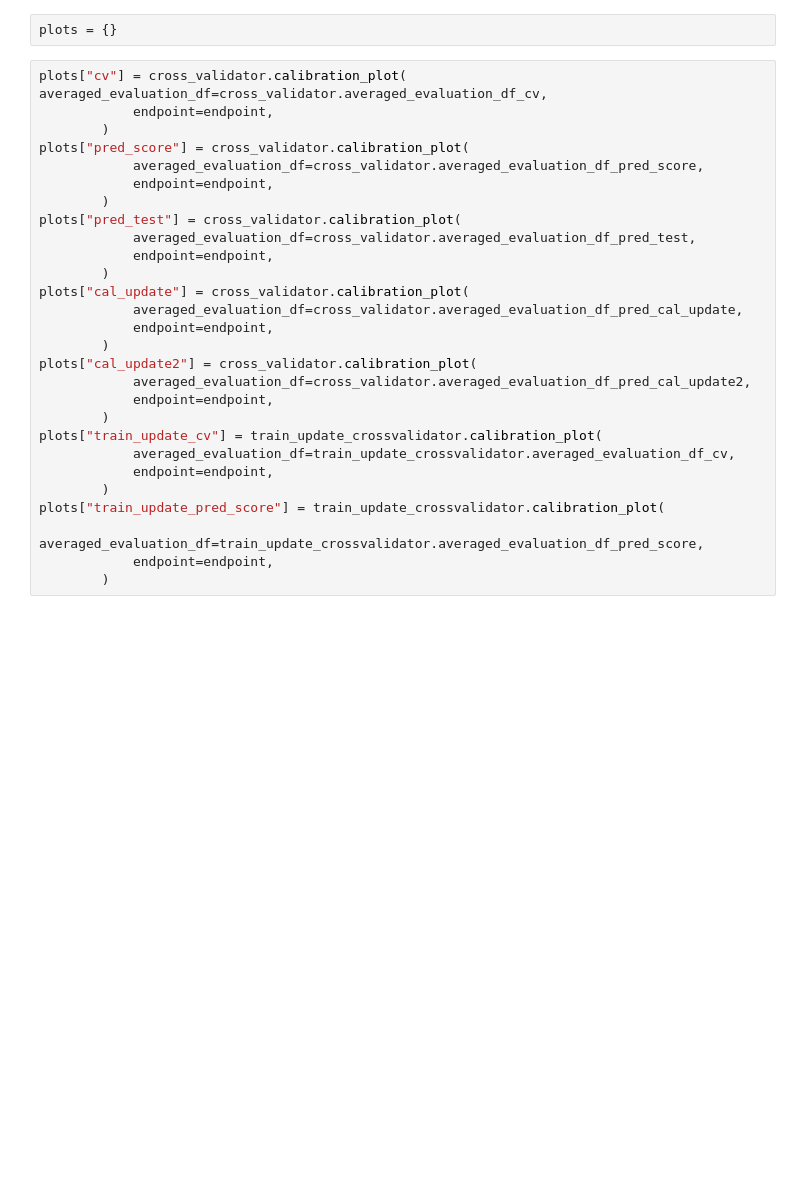
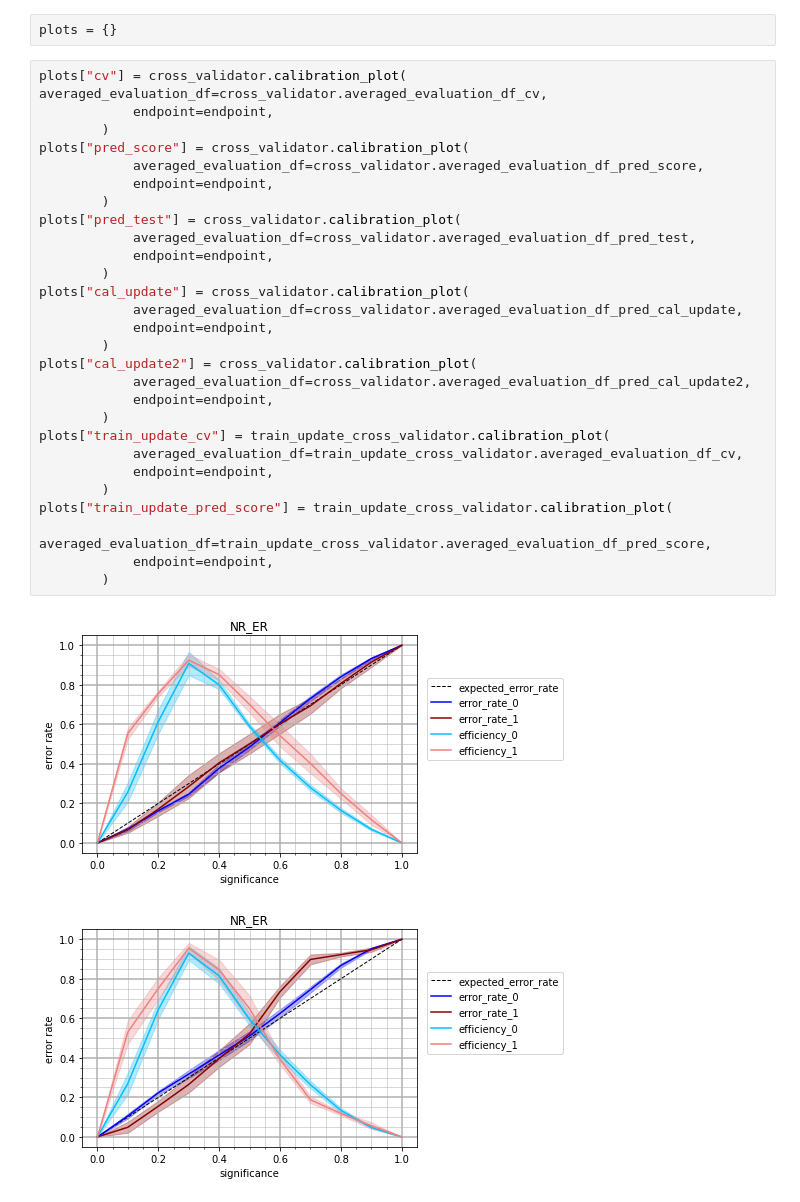
Before and after one commit to volkamerlab/cptox21_manuscript_SI, a Jupyter notebook: code/calupdate_example.ipynb, the cells around one changed output. Drawn from its saved outputs; the diff is of its cells as text; blank space fills up the shorter version.

```diff
--- a/code/calupdate_example.ipynb
+++ b/code/calupdate_example.ipynb
@@ -182,28 +319,31 @@ plots = {}
 # %%
 plots["cv"] = cross_validator.calibration_plot( averaged_evaluation_df=cross_validator.averaged_evaluation_df_cv,
             endpoint=endpoint,
         )
 plots["pred_score"] = cross_validator.calibration_plot(
             averaged_evaluation_df=cross_validator.averaged_evaluation_df_pred_score,
             endpoint=endpoint,
         )
 plots["pred_test"] = cross_validator.calibration_plot(
             averaged_evaluation_df=cross_validator.averaged_evaluation_df_pred_test,
             endpoint=endpoint,
         )
 plots["cal_update"] = cross_validator.calibration_plot(
             averaged_evaluation_df=cross_validator.averaged_evaluation_df_pred_cal_update,
             endpoint=endpoint,
         )
 plots["cal_update2"] = cross_validator.calibration_plot(
             averaged_evaluation_df=cross_validator.averaged_evaluation_df_pred_cal_update2,
             endpoint=endpoint,
         )
-plots["train_update_cv"] = train_update_crossvalidator.calibration_plot(
-            averaged_evaluation_df=train_update_crossvalidator.averaged_evaluation_df_cv,
+plots["train_update_cv"] = train_update_cross_validator.calibration_plot(
+            averaged_evaluation_df=train_update_cross_validator.averaged_evaluation_df_cv,
             endpoint=endpoint,
         )
-plots["train_update_pred_score"] = train_update_crossvalidator.calibration_plot(
-            averaged_evaluation_df=train_update_crossvalidator.averaged_evaluation_df_pred_score,
+plots["train_update_pred_score"] = train_update_cross_validator.calibration_plot(
+            averaged_evaluation_df=train_update_cross_validator.averaged_evaluation_df_pred_score,
             endpoint=endpoint,
         )
+# %% [output]
+[figure, added]
+[figure, added]
```
Also changed, not shown: parts of 3 cells of this notebook.
